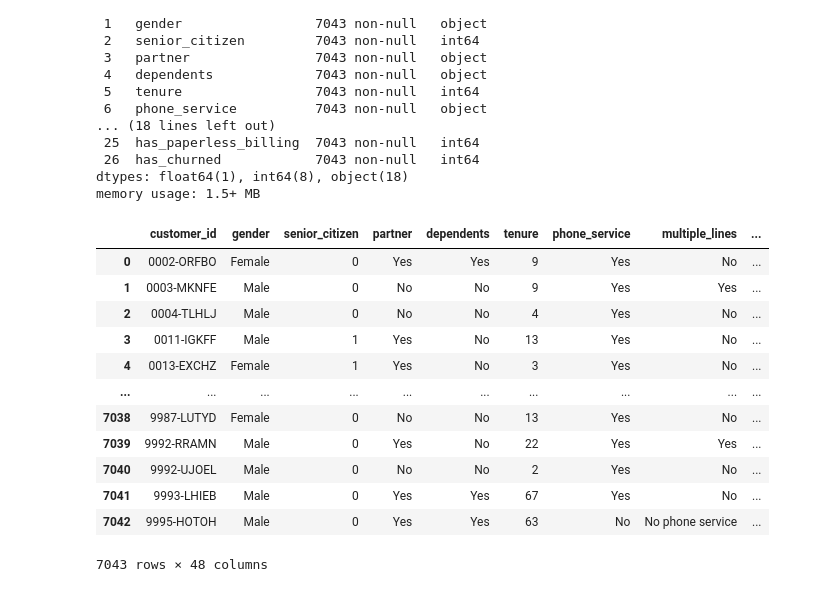
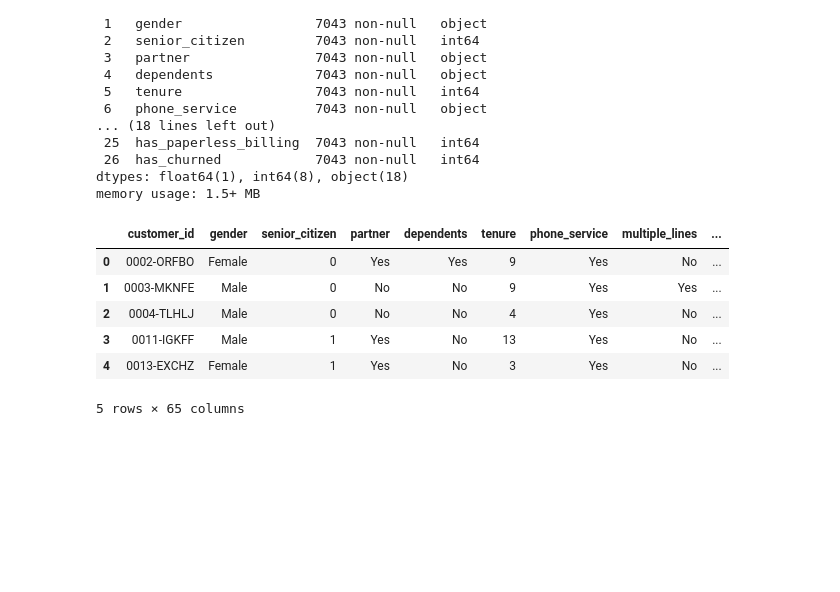
Before and after one commit to lochlynlaskowski/classification-exercises, a Jupyter notebook: classification_exercises..ipynb, the cells around one changed output. Saved outputs shown, nothing was run; the diff lists cells and outputs as text; code cells hidden in the pictures; blank space fills up the shorter version.

```diff
--- a/classification_exercises..ipynb
+++ b/classification_exercises..ipynb
@@ -467,0 +504,5 @@ df.head()
+# %%
+df['total_charges'] = df['total_charges'].str.strip()
+df = df[df.total_charges != '']
+# %%
+df['total_charges'] = df.total_charges.astype(float)
@@ -486,7 +547,10 @@ df
 # %%
-df['is_female'] = df.gender.map({'Female': 1, 'Male': 0})
-df['has_partner'] = df.partner.map({'Yes': 1, 'No': 0})
-df['has_dependents'] = df.dependents.map({'Yes': 1, 'No': 0})
-df['has_phone_service'] = df.phone_service.map({'Yes': 1, 'No': 0})
-df['has_paperless_billing'] = df.paperless_billing.map({'Yes': 1, 'No': 0})
-df['has_churned'] = df.churn.map({'Yes': 1, 'No': 0})
+
+
+df['is_female'] = df['gender'].map({'Female': 1, 'Male': 0})
+df['has_partner'] = df['partner'].map({'Yes': 1, 'No': 0})
+df['has_dependents'] = df['dependents'].map({'Yes': 1, 'No': 0})
+df['has_phone_service'] = df['phone_service'].map({'Yes': 1, 'No': 0})
+df['has_paperless_billing'] = df['paperless_billing'].map({'Yes': 1, 'No': 0})
+df['has_churned'] = df['churn'].map({'Yes': 1, 'No': 0})
+df
@@ -505,4 +583,4 @@ dummy_df = pd.get_dummies(df[['multiple_lines', \
 # %%
-# dummy_df = pd.get_dummies(telco_df[['gender', 'partner', 'phone_service', 'multiple_lines', 'online_security', 'online_backup', 'tech_support', 'streaming_tv', 'streaming_movies', 'paperless_billing', 'churn', 'contract_type', 'internet_service_type', 'payment_type']], dummy_na=False, drop_first=[True, True])
-# dummy_df.head()  --- prefer instructor method better
+dummy_df = pd.get_dummies(df[['gender', 'partner', 'phone_service', 'multiple_lines', 'online_security', 'online_backup', 'tech_support', 'streaming_tv', 'streaming_movies', 'paperless_billing', 'churn', 'contract_type', 'internet_service_type', 'payment_type']], dummy_na=False, drop_first=False)
+dummy_df.head()
 # %% [output]
@@ -535,18 +613,12 @@ dtypes: float64(1), int64(8), object(18)
 memory usage: 1.5+ MB
 # %%
 df = pd.concat([df, dummy_df], axis=1)
-df
+df.head()
 # %% [output]
 |  | customer_id | gender | senior_citizen | partner | dependents | tenure | phone_service | multiple_lines | ... |
 | 0 | 0002-ORFBO | Female | 0 | Yes | Yes | 9 | Yes | No | ... |
 | 1 | 0003-MKNFE | Male | 0 | No | No | 9 | Yes | Yes | ... |
 | 2 | 0004-TLHLJ | Male | 0 | No | No | 4 | Yes | No | ... |
 | 3 | 0011-IGKFF | Male | 1 | Yes | No | 13 | Yes | No | ... |
 | 4 | 0013-EXCHZ | Female | 1 | Yes | No | 3 | Yes | No | ... |
-| ... | ... | ... | ... | ... | ... | ... | ... | ... | ... |
-| 7038 | 9987-LUTYD | Female | 0 | No | No | 13 | Yes | No | ... |
-| 7039 | 9992-RRAMN | Male | 0 | Yes | No | 22 | Yes | Yes | ... |
-| 7040 | 9992-UJOEL | Male | 0 | No | No | 2 | Yes | No | ... |
-| 7041 | 9993-LHIEB | Male | 0 | Yes | Yes | 67 | Yes | No | ... |
-| 7042 | 9995-HOTOH | Male | 0 | Yes | Yes | 63 | No | No phone service | ... |
-7043 rows × 48 columns
+5 rows × 65 columns
```
Also changed, not shown: parts of 13 cells of this notebook, 1 other file.
